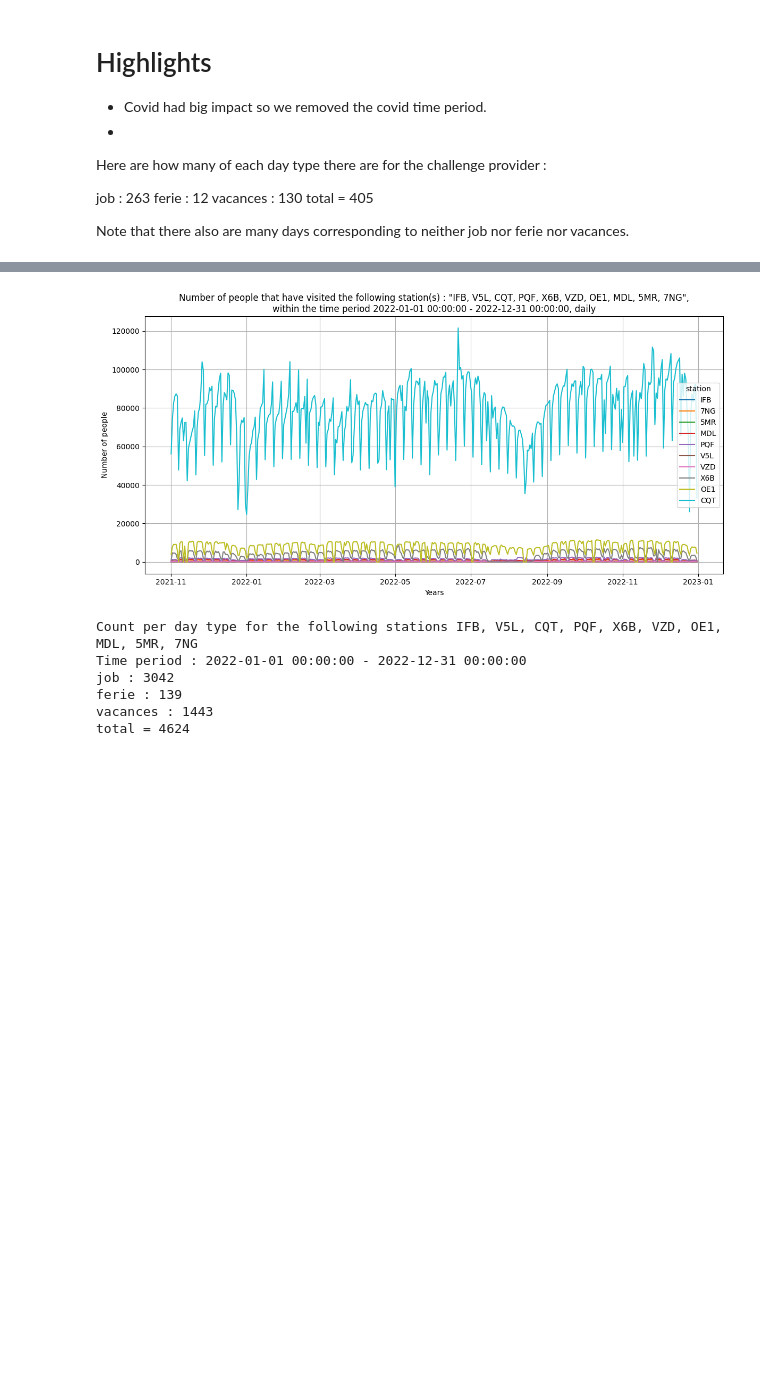
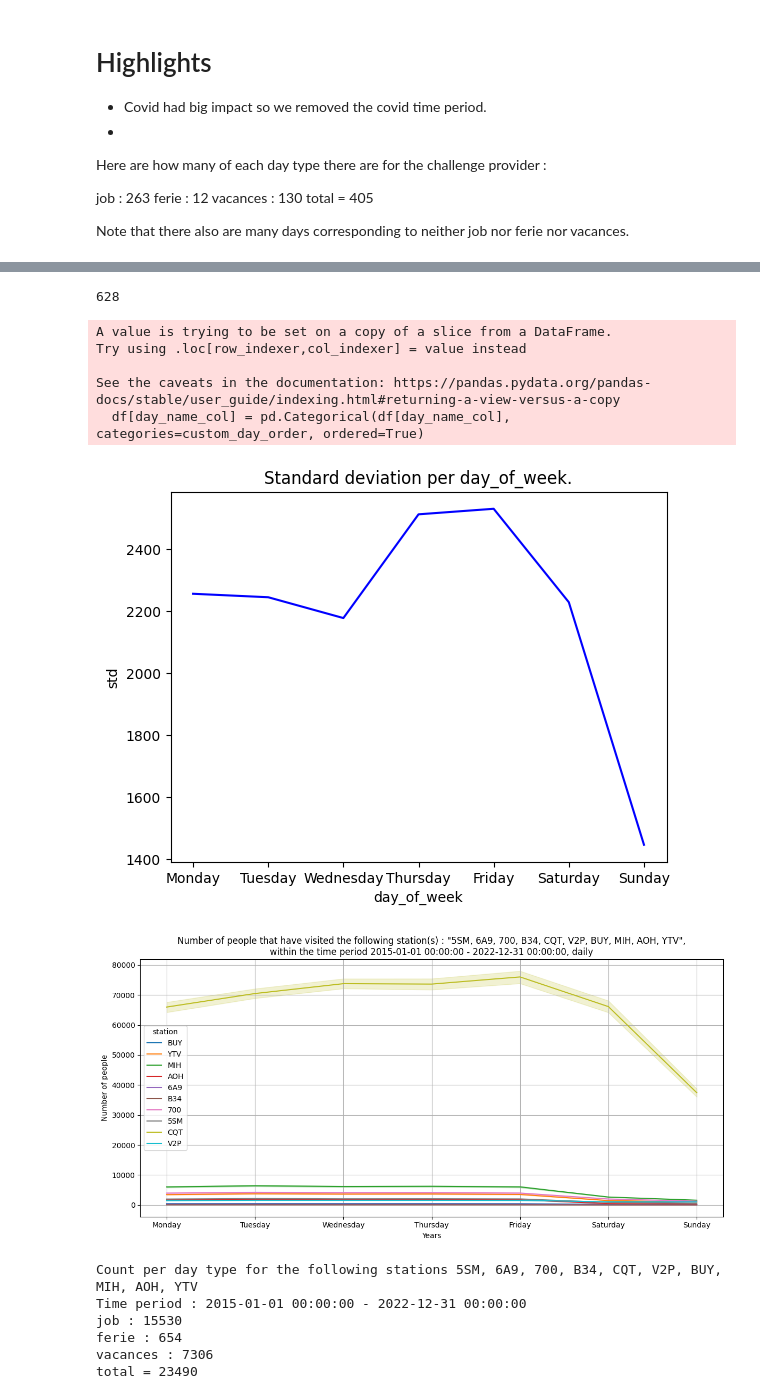
Before and after one commit to mathisemb/challenge_sncf_2024, a Jupyter notebook: utils/DataAnalysis.ipynb, the cells around one changed output, grey strips where cells are left out. Saved outputs shown, nothing was run; the diff lists cells and outputs as text; code cells hidden in the pictures; blank space fills up the shorter version.

```diff
--- a/utils/DataAnalysis.ipynb
+++ b/utils/DataAnalysis.ipynb
@@ -19,8 +19,10 @@ total = 405
 Note that there also are many days corresponding to neither job nor ferie nor vacances.
 # %%
 from PandasToolsFunction import *
+from tqdm import tqdm
 
+data_folder_path = '../data/'
 # Charger les données d'entraînement
-train_data = pd.read_csv('train_data_afterCov_with_day_of_week.csv')
+train_data = pd.read_csv(data_folder_path + 'train_data_woCov_with_day_of_week.csv')
 #train_data = pd.read_csv('train_data_with_day_of_week.csv')
 train_data['date'] = pd.to_datetime(train_data['date'])
@@ -27,11 +190,21 @@ train_data['date'] = pd.to_datetime(train_data['date'])
+# %%
+print(len(train_data_one_station))
+# %% [output]
+628
 # %%
-_, _ = display_by_station(train_data, 10, seed=None, display_mode='dates')
+_, _ = display_by_station(train_data, 10, seed=1, display_mode='per_day_of_week')
 #_, _ = display_by_station(train_data, 1, seed=None, display_mode='dates')
 # %% [output]
+A value is trying to be set on a copy of a slice from a DataFrame.
+Try using .loc[row_indexer,col_indexer] = value instead
+
+See the caveats in the documentation: https://pandas.pydata.org/pandas-docs/stable/user_guide/indexing.html#returning-a-view-versus-a-copy
+  df[day_name_col] = pd.Categorical(df[day_name_col], categories=custom_day_order, ordered=True)
-[figure, old version]
+[figure, new version]
-Count per day type for the following stations IFB, V5L, CQT, PQF, X6B, VZD, OE1, MDL, 5MR, 7NG
-Time period : 2022-01-01 00:00:00 - 2022-12-31 00:00:00
-job : 3042
-ferie : 139
-vacances : 1443
-total = 4624
+[figure, added]
+Count per day type for the following stations 5SM, 6A9, 700, B34, CQT, V2P, BUY, MIH, AOH, YTV
+Time period : 2015-01-01 00:00:00 - 2022-12-31 00:00:00
+job : 15530
+ferie : 654
+vacances : 7306
+total = 23490
```
Also changed, not shown: parts of 8 cells of this notebook, 16 other files.
